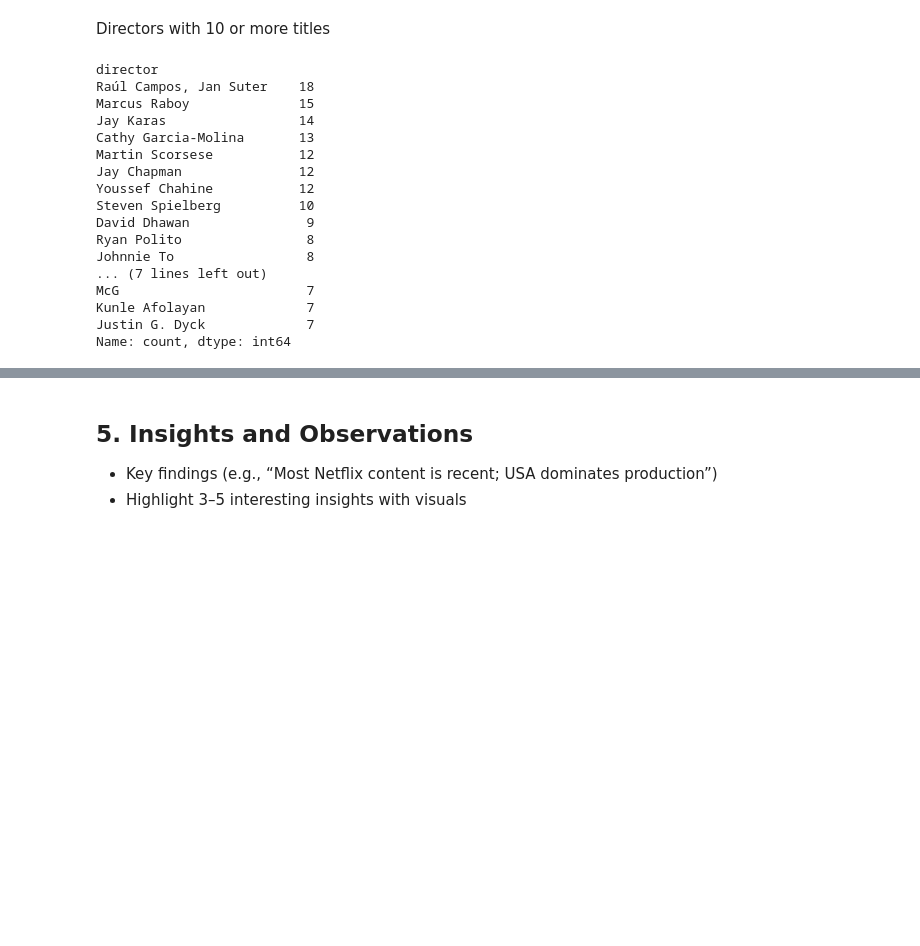
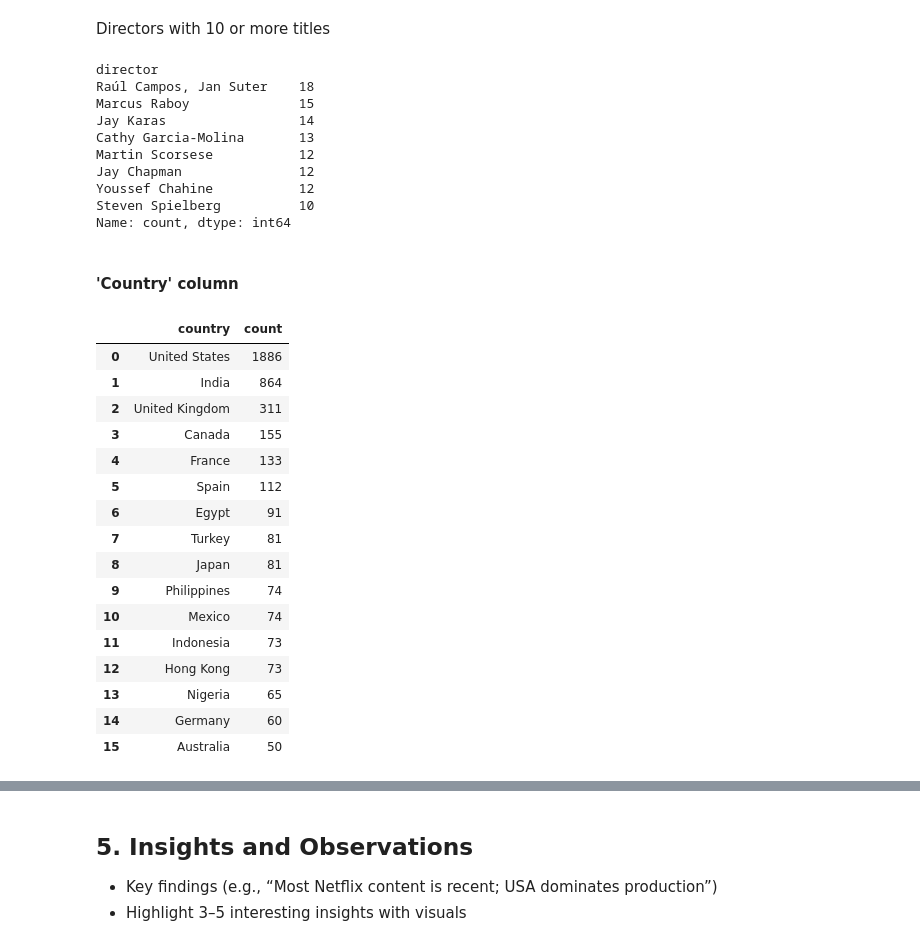
Before and after one commit to GustavMartinez/netflix-eda, a Jupyter notebook: netflix_eda.ipynb, the cells around one changed output, grey strips where cells are left out. Drawn from its saved outputs; the diff is of its cells as text; code cells hidden in the pictures; blank space fills up the shorter version.

```diff
--- a/netflix_eda.ipynb
+++ b/netflix_eda.ipynb
@@ -169,7 +169,7 @@ There are significantly more Movies than TV Shows in the dataset
 Directors with 10 or more titles
 # %%
 directors = df['director'].value_counts()
-directors[directors >= 7]
+directors[directors >= 10]
 # %% [output]
 director
 Raúl Campos, Jan Suter    18
@@ -180,11 +180,29 @@ Martin Scorsese           12
 Jay Chapman               12
 Youssef Chahine           12
 Steven Spielberg          10
-David Dhawan               9
-Ryan Polito                8
-Johnnie To                 8
-... (7 lines left out)
-McG                        7
-Kunle Afolayan             7
-Justin G. Dyck             7
 Name: count, dtype: int64
+# %% [markdown]
+#### 'Country' column
+# %%
+countries = df['country'].value_counts()
+countries_50 = countries[countries>=50].reset_index(name='count')
+
+countries_50
+# %% [output]
+|  | country | count |
+| 0 | United States | 1886 |
+| 1 | India | 864 |
+| 2 | United Kingdom | 311 |
+| 3 | Canada | 155 |
+| 4 | France | 133 |
+| 5 | Spain | 112 |
+| 6 | Egypt | 91 |
+| 7 | Turkey | 81 |
+| 8 | Japan | 81 |
+| 9 | Philippines | 74 |
+| 10 | Mexico | 74 |
+| 11 | Indonesia | 73 |
+| 12 | Hong Kong | 73 |
+| 13 | Nigeria | 65 |
+| 14 | Germany | 60 |
+| 15 | Australia | 50 |
```
Also changed, not shown: parts of 4 cells of this notebook.
